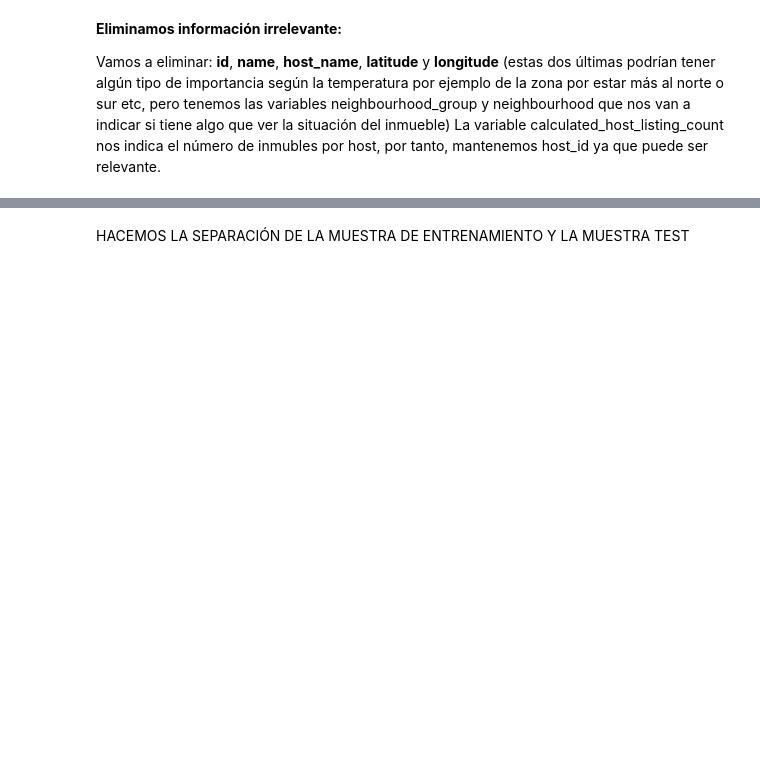
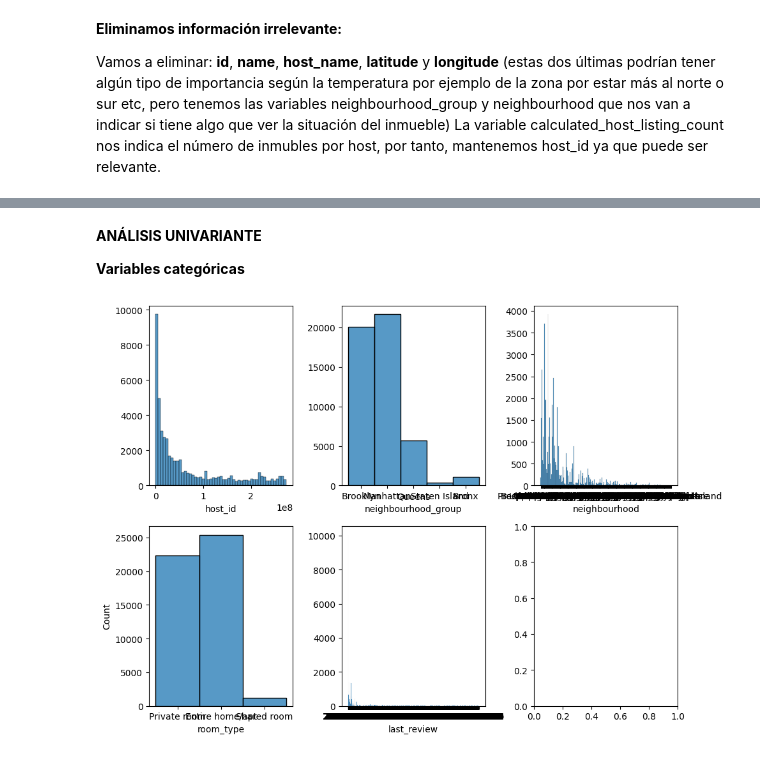
Before and after one commit to 4GeeksAcademy/Isa-machine-learning-template, a Jupyter notebook: src/explore.ipynb, the cells around one changed output, grey strips where cells are left out. Cells and saved outputs as stored; diff of their text form; code cells hidden in the pictures; blank space fills up the shorter version.

```diff
--- a/src/explore.ipynb
+++ b/src/explore.ipynb
@@ -115,0 +123,5 @@ En este caso, **dejamos los nulos como están**.
+# %%
+#Vamos a rellenar la variable reviews_per_month y last_review
+data["reviews_per_month"].fillna(0, inplace = True)
+data["last_review"].fillna("0", inplace = True)
+data[["reviews_per_month","last_review"]].info()
@@ -119,6 +141,7 @@ En este caso, **dejamos los nulos como están**.
 Vamos a eliminar: **id**, **name**, **host_name**, **latitude** y **longitude** (estas dos últimas podrían tener algún tipo de importancia según la temperatura por ejemplo de la zona por estar más al norte o sur etc, pero tenemos las variables neighbourhood_group y neighbourhood que nos van a indicar si tiene algo que ver la situación del inmueble)
 La variable calculated_host_listing_count nos indica el número de inmubles por host, por tanto, mantenemos host_id ya que puede ser relevante.
 # %%
-#data.drop(["id","name","host_name","latitude","longitude"],axis=1,inplace=True)
-data.head()
+data.drop(["id","name","host_name","latitude","longitude"],axis=1,inplace=True)
+print(data.head())
+data.info()
 # %% [output]
@@ -131,2 +148,0 @@ data.head()
-# %% [markdown]
-HACEMOS LA SEPARACIÓN DE LA MUESTRA DE ENTRENAMIENTO Y LA MUESTRA TEST
@@ -158,0 +149,20 @@ muestra_test=muestra.drop(indices_seleccionados)
+# %% [markdown]
+**ANÁLISIS UNIVARIANTE**
+
+**Variables categóricas**
+# %%
+fig, axis = plt.subplots(2, 3, figsize = (10, 7))
+
+sns.histplot(ax = axis[0, 0], data = data, x = "host_id").set(ylabel = None)
+sns.histplot(ax = axis[0, 1], data = data, x = "neighbourhood_group").set(ylabel = None)
+sns.histplot(ax = axis[0, 2], data = data, x = "neighbourhood").set(ylabel = None)
+sns.histplot(ax = axis[1, 0], data = data, x = "room_type")
+sns.histplot(ax = axis[1, 1], data = data, x = "last_review").set(ylabel = None)
+
+# Ajustar el layout
+plt.tight_layout()
+
+# Mostrar el plot
+plt.show()
+# %% [output]
+[figure, added]
```
Also changed, not shown: parts of 78 cells of this notebook, 3 other files.
